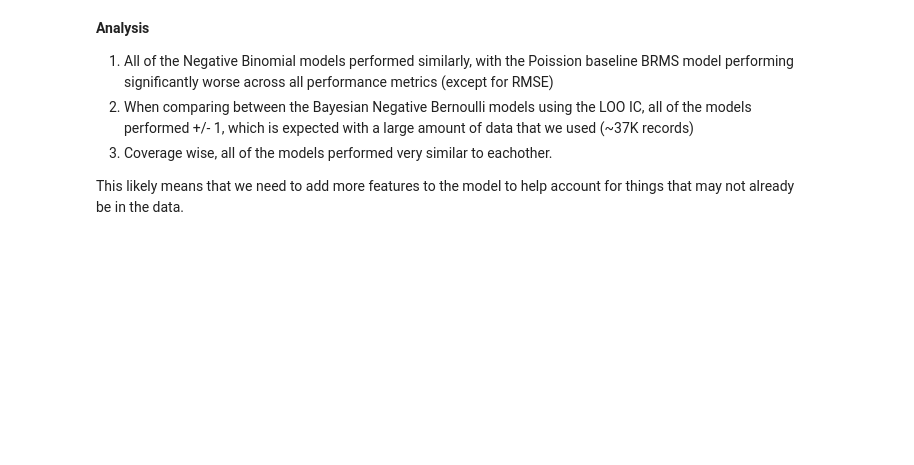
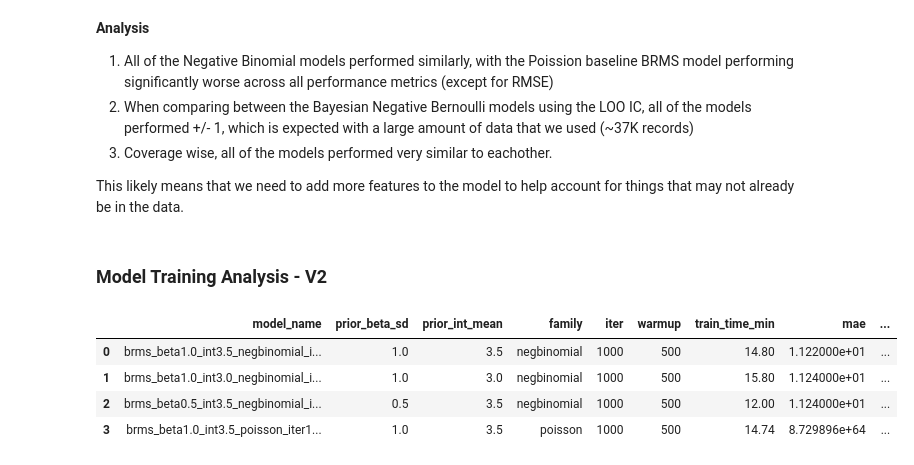
Before and after one commit to thealphacubicle/311-Service-Request-Modelling, a Jupyter notebook: notebooks/06_training_analysis.ipynb, the cells around one changed output. Drawn from its saved outputs; the diff is of its cells as text; code cells hidden in the pictures; blank space fills up the shorter version.

```diff
--- a/notebooks/06_training_analysis.ipynb
+++ b/notebooks/06_training_analysis.ipynb
@@ -134,3 +135,25 @@ plt.show()
 3. Coverage wise, all of the models performed very similar to eachother.
 
 This likely means that we need to add more features to the model to help account for things that may not already be in the data.
+# %% [markdown]
+### Model Training Analysis - V2
+# %%
+df_v2 = pd.read_csv(REPO_ROOT / "results" / "metrics" / "brms_grid_search_v2.csv")
+# %%
+# Map to human readable names
+map_v2 = {
+    "brms_beta0.5_int3.5_negbinomial_iter1000_v2": "Beta(0.5, 3.5) NB",
+    "brms_beta1.0_int3.0_negbinomial_iter1000_v2": "Beta(1.0, 3.0) NB",
+    "brms_beta1.0_int3.5_negbinomial_iter1000_v2": "Beta(1.0, 3.5) NB",
+    "brms_beta1.0_int3.5_poisson_iter1000_v2": "Beta(1.0, 3.5) POIS",
+}
+
+df_v2["model_name_hf"] = df_v2["model_name"].map(map_v2)
+
+df_v2.head()
+# %% [output]
+|  | model_name | prior_beta_sd | prior_int_mean | family | iter | warmup | train_time_min | mae | ... |
+| 0 | brms_beta1.0_int3.5_negbinomial_i... | 1.0 | 3.5 | negbinomial | 1000 | 500 | 14.80 | 1.122000e+01 | ... |
+| 1 | brms_beta1.0_int3.0_negbinomial_i... | 1.0 | 3.0 | negbinomial | 1000 | 500 | 15.80 | 1.124000e+01 | ... |
+| 2 | brms_beta0.5_int3.5_negbinomial_i... | 0.5 | 3.5 | negbinomial | 1000 | 500 | 12.00 | 1.124000e+01 | ... |
+| 3 | brms_beta1.0_int3.5_poisson_iter1... | 1.0 | 3.5 | poisson | 1000 | 500 | 14.74 | 8.729896e+64 | ... |
```
Also changed, not shown: parts of 11 cells of this notebook, 10 other files.
